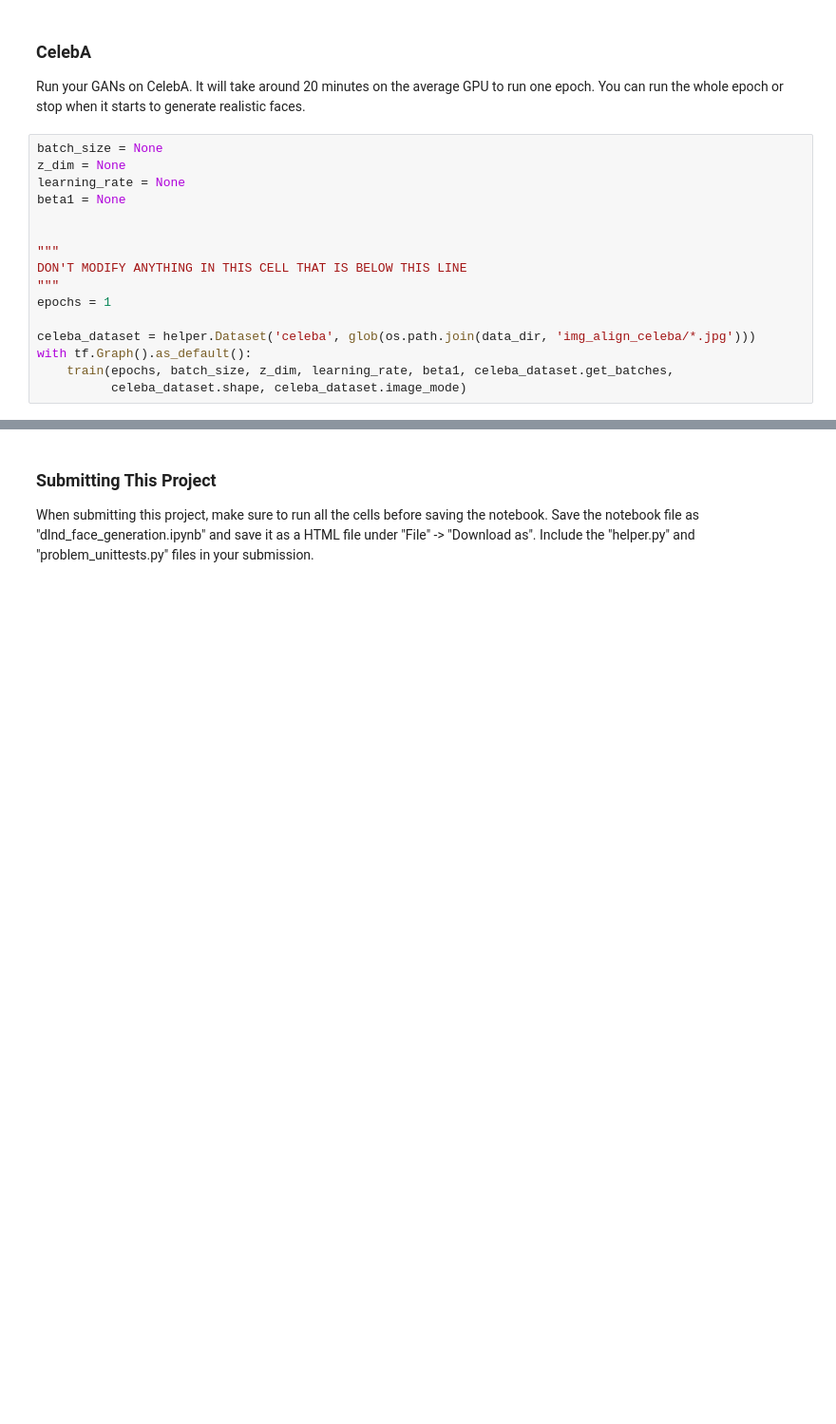
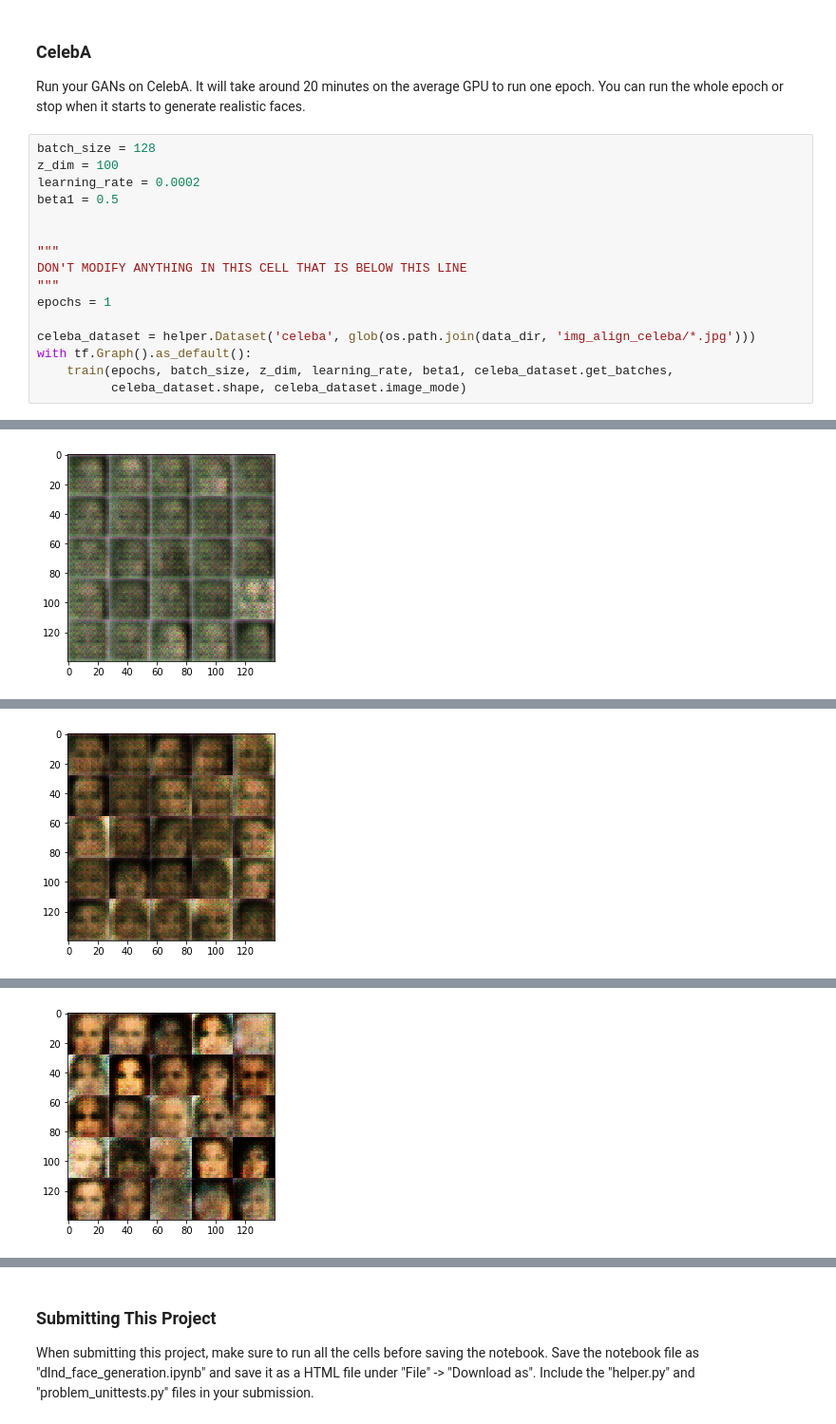
Before and after one commit to parth-desai/DLNDF-Project-5, a Jupyter notebook: dlnd_face_generation.ipynb, the cells around one changed output, grey strips where cells are left out. Shown at 95% size. Saved outputs shown, nothing was run; the diff lists cells and outputs as text; blank space fills up the shorter version.

```diff
--- a/dlnd_face_generation.ipynb
+++ b/dlnd_face_generation.ipynb
@@ -429,10 +469,10 @@ Caused by op 'input_real', defined at:
 ### CelebA
 Run your GANs on CelebA.  It will take around 20 minutes on the average GPU to run one epoch.  You can run the whole epoch or stop when it starts to generate realistic faces.
 # %%
-batch_size = None
-z_dim = None
-learning_rate = None
-beta1 = None
+batch_size = 128
+z_dim = 100
+learning_rate = 0.0002
+beta1 = 0.5
 
 
 """
@@ -444,3 +484,4 @@ celeba_dataset = helper.Dataset('celeba', glob(os.path.join(data_dir, 'img_align
 with tf.Graph().as_default():
     train(epochs, batch_size, z_dim, learning_rate, beta1, celeba_dataset.get_batches,
           celeba_dataset.shape, celeba_dataset.image_mode)
+# %% [output]
@@ -446,0 +498 @@ with tf.Graph().as_default():
+[figure, added]
@@ -446,0 +509 @@ with tf.Graph().as_default():
+[figure, added]
@@ -446,0 +520 @@ with tf.Graph().as_default():
+[figure, added]
```
Also changed, not shown: parts of 9 cells of this notebook, 1 other file.
